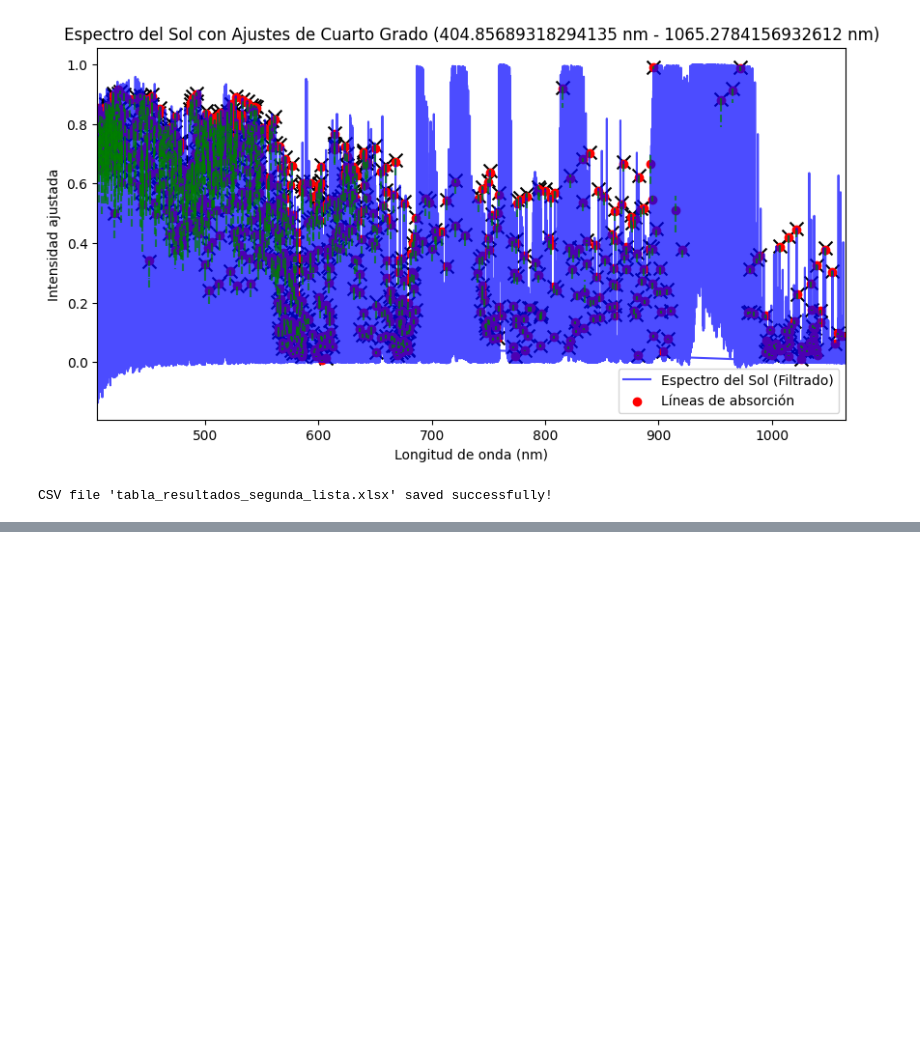
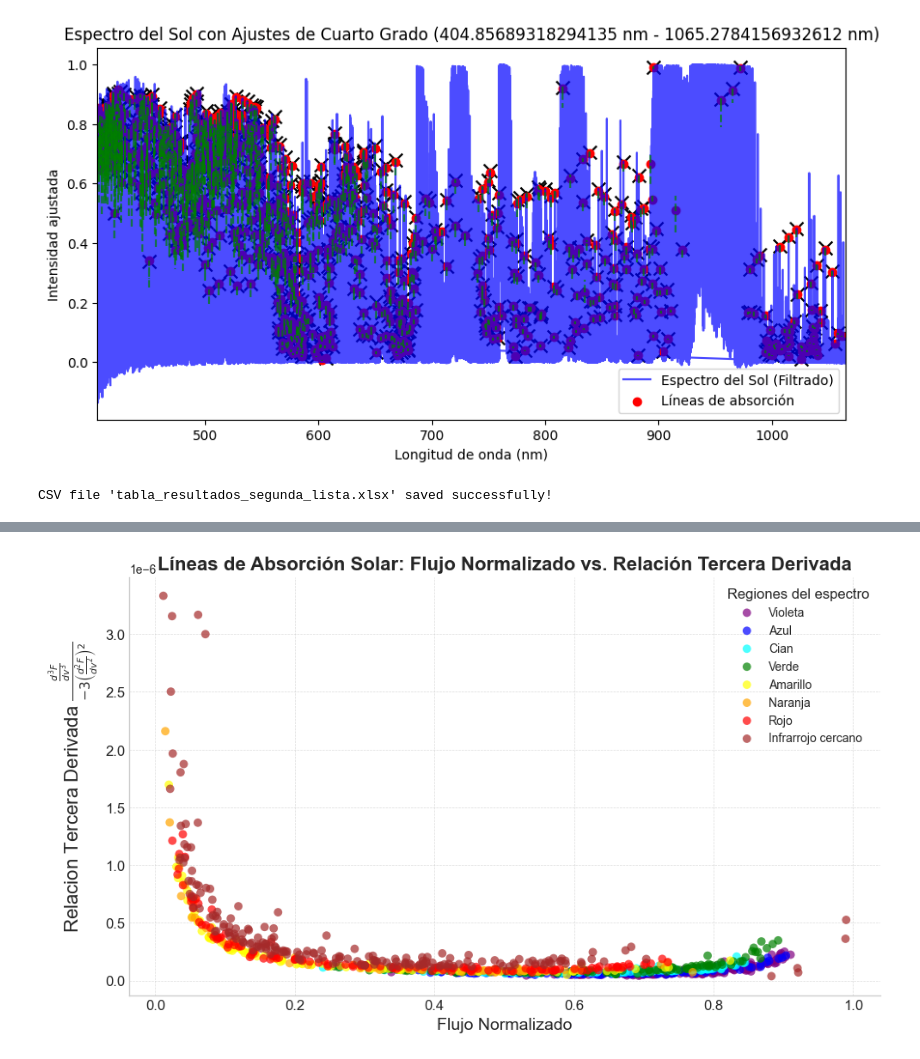
Before and after one commit to EstebanFuentesS/Proyecto-Teorico-202501, a Jupyter notebook: segundas_lineas.ipynb, the cells around one changed output, grey strips where cells are left out. Saved outputs shown, nothing was run; the diff lists cells and outputs as text; code cells hidden in the pictures; blank space fills up the shorter version.

```diff
--- a/segundas_lineas.ipynb
+++ b/segundas_lineas.ipynb
@@ -324,0 +391,41 @@ CSV file 'tabla_resultados_segunda_lista.xlsx' saved successfully!
+# %%
+#Eliminar Valores no Validos Primero
+flux_lista_array = np.array(flux_lista)
+evaluacion_tercera_deriv_array = np.array(evaluacion_tercera_deriv)
+
+mascara = (evaluacion_tercera_deriv_array < 0.5E-5) & (evaluacion_tercera_deriv_array > -0.5E-5) & ~np.isnan(evaluacion_tercera_deriv_array)
+flux_lista_filtrada3 = flux_lista_array[mascara]
+evaluacion_tercera_deriv_filtrada3 = evaluacion_tercera_deriv_array[mascara]
+
+#Graficar Flujo Normalizado vs. Relación Tercera Derivada
+plt.style.use('seaborn-v0_8-whitegrid')
+
+fig, ax = plt.subplots(figsize=(10, 6))  # tamaño ideal para presentación
+
+for start, end, color, label in rangos_colores:
+    ax.scatter(
+        flux_lista_filtrada3[start:end],
+        evaluacion_tercera_deriv_filtrada3[start:end],
+        s=50,
+        color=color,
+        alpha=0.7,
+        edgecolor='none',
+        label=label
+    )
+
+#ax.scatter(flux_lista_filtrada3, evaluacion_tercera_deriv_filtrada3, s=25, color='navy', alpha=0.6, edgecolor='none')
+ax.set_title('Líneas de Absorción Solar: Flujo Normalizado vs. Relación Tercera Derivada', fontsize=16, weight='bold')
+ax.set_xlabel('Flujo Normalizado', fontsize=14)
+ax.set_ylabel(r"Relacion Tercera Derivada $\frac{\frac{d^3 F}{dv^3}}{-3 \left( \frac{d^2 F}{dv^2} \right)^2}$", fontsize=16)
+
+ax.grid(True, linestyle='--', linewidth=0.5, alpha=0.7)
+ax.spines['top'].set_visible(False)
+ax.spines['right'].set_visible(False)
+ax.tick_params(axis='both', which='major', labelsize=12)
+ax.legend(title='Regiones del espectro', fontsize=10, title_fontsize=12, loc='best')
+
+plt.tight_layout()
+plt.savefig('Flujo Normalizado vs Tercera Derivada.png', dpi=1000, bbox_inches='tight')
+plt.show()
+# %% [output]
+[figure, added]
```
Also changed, not shown: parts of 3 cells of this notebook, 4 other files.
